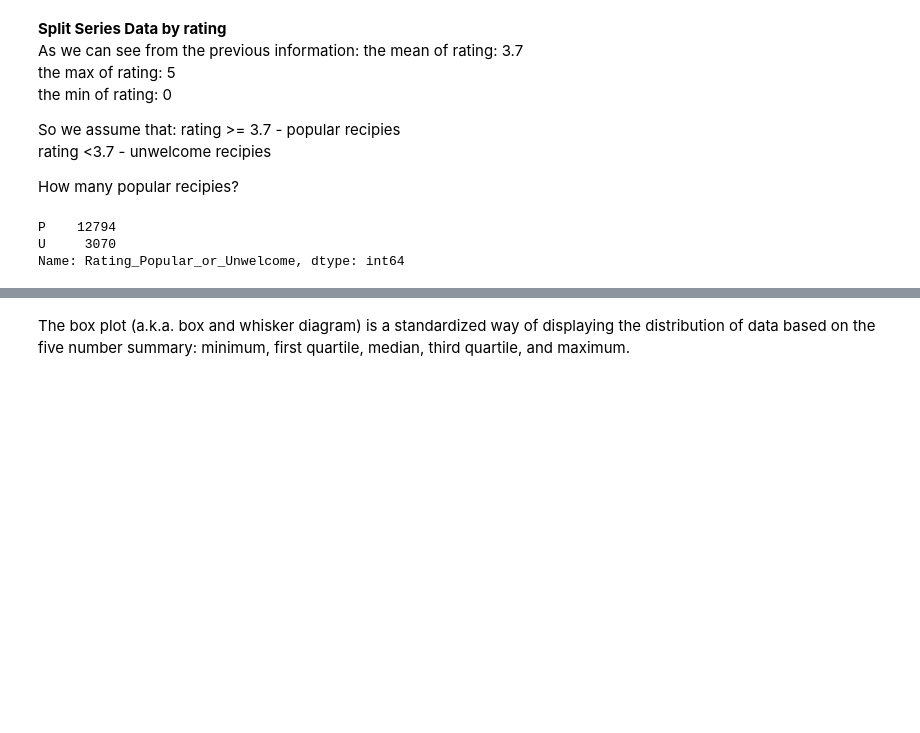
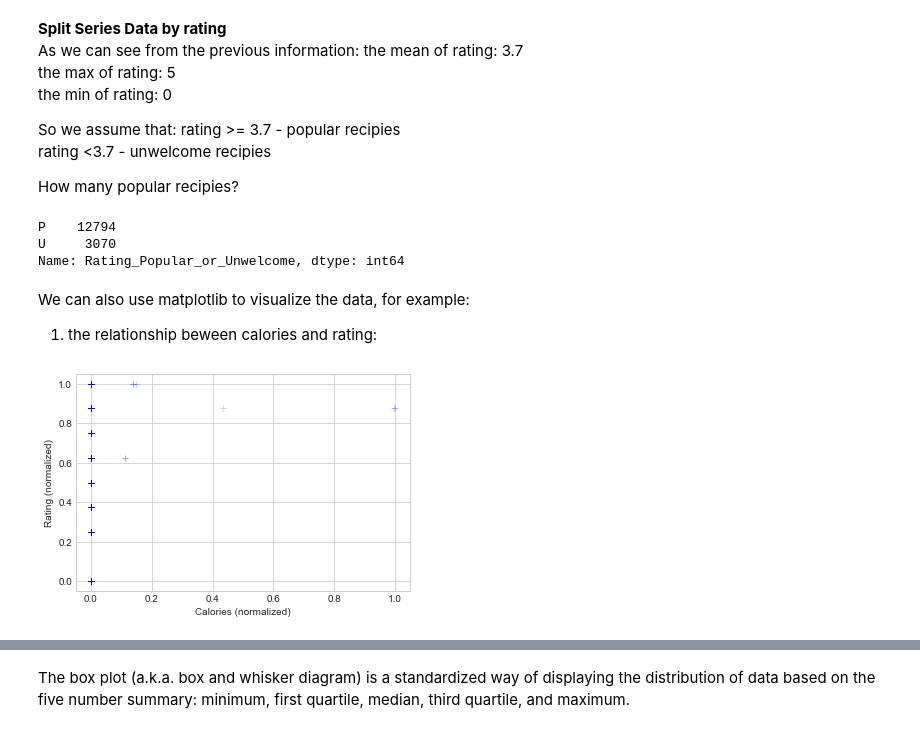
Before and after one commit to Chloeiii/SENG474, a Jupyter notebook: Project_Recipe.ipynb, the cells around one changed output, grey strips where cells are left out. Drawn from its saved outputs; the diff is of its cells as text; code cells hidden in the pictures; blank space fills up the shorter version.

```diff
--- a/Project_Recipe.ipynb
+++ b/Project_Recipe.ipynb
@@ -223,0 +206,17 @@ Name: Rating_Popular_or_Unwelcome, dtype: int64
+# %% [markdown]
+We can also use matplotlib to visualize the data, for example:
+1. the relationship beween calories and rating:
+# %%
+%matplotlib inline
+import matplotlib.pyplot as plt
+plt.style.use('seaborn-whitegrid')
+import numpy as np
+
+x = data_general_info_normalized['calories']
+y = data_general_info_normalized['rating']
+plt.xlabel("Calories (normalized)")
+plt.ylabel("Rating (normalized)")
+
+plt.plot(x, y, '+', color='blue', alpha=0.2);
+# %% [output]
+[figure, added]
```
Also changed, not shown: parts of 10 cells of this notebook.
